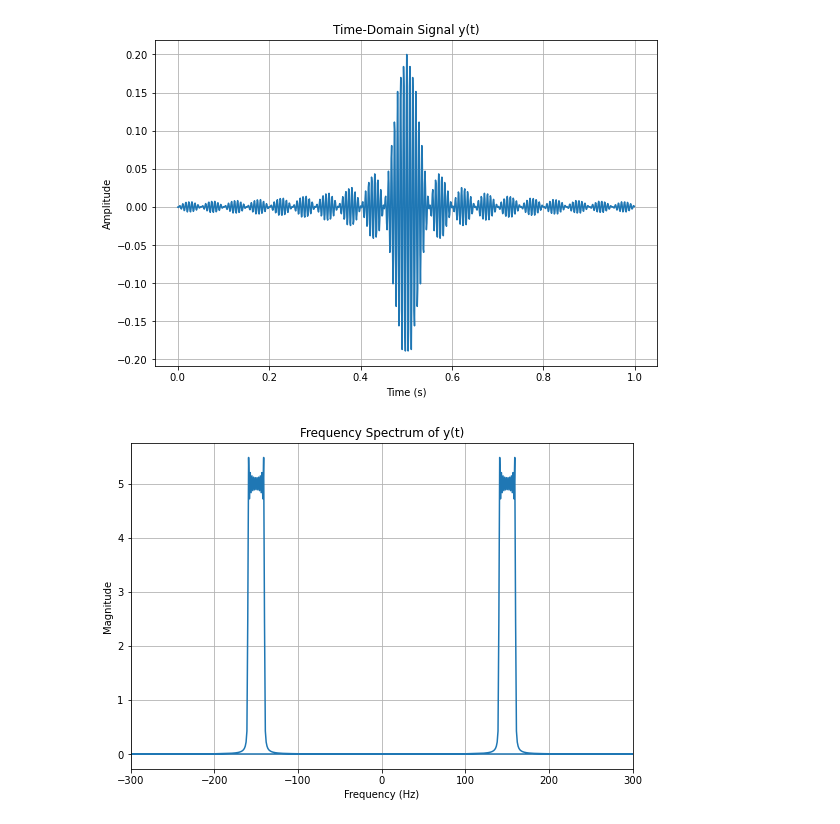
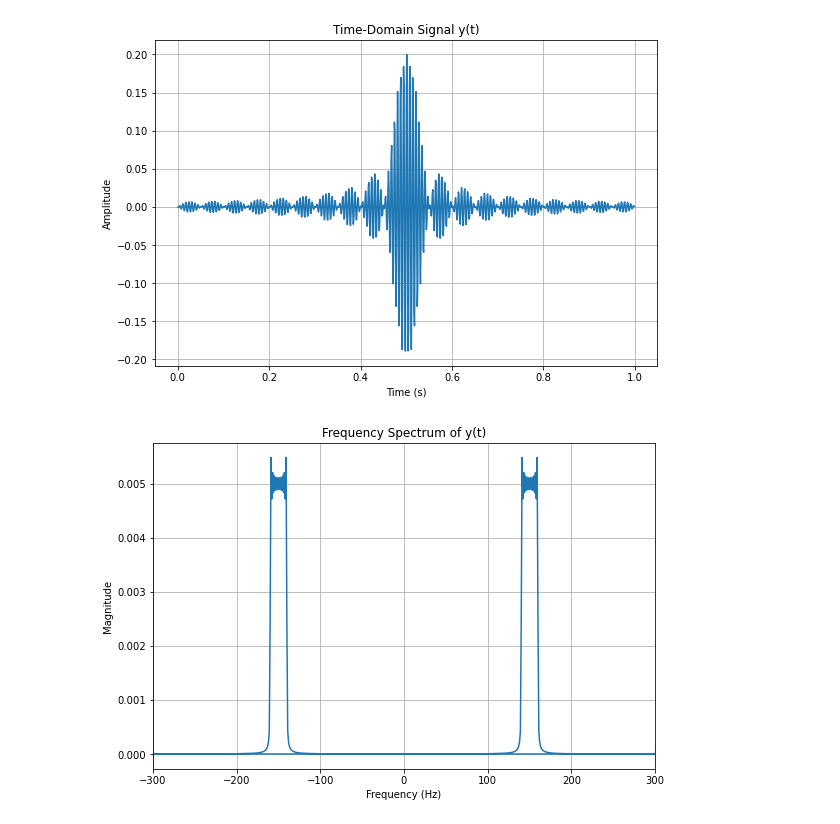
Before and after one commit to Everloom-129/ECE459_Communication_System_Project, a Jupyter notebook: PJ3/BPF.ipynb, the cells around one changed output. Drawn from its saved outputs; the diff is of its cells as text; code cells hidden in the pictures.

```diff
--- a/PJ3/BPF.ipynb
+++ b/PJ3/BPF.ipynb
@@ -79,24 +79,24 @@ plt.show()
 [figure]
 # %%
 # Compute the spectrum of y(t)
-Y = fft(y)
+Y = fft(y) /Fs
 
 # Plot the frequency-domain signal Y(f)
 plt.figure(figsize=(9, 6))
 plt.plot(f, np.abs(Y))
 plt.title("Frequency Spectrum of y(t)")
 plt.xlabel("Frequency (Hz)")
 plt.ylabel("Magnitude")
 plt.grid(True)
 plt.xlim(-300, 300)  # Adjust the x-axis limits as needed
 
 # Save the time domain picture of y(t) to a folder
 y_freq_domain = 'y_freq_domain.png'
 plt.savefig(y_freq_domain)
 
 plt.show()
 # %% [output]
-[figure, old version]
+[figure, new version]
 # %%
 from PIL import Image
 import numpy as np
```
Also changed, not shown: parts of 1 cell of this notebook, 1 other file.
